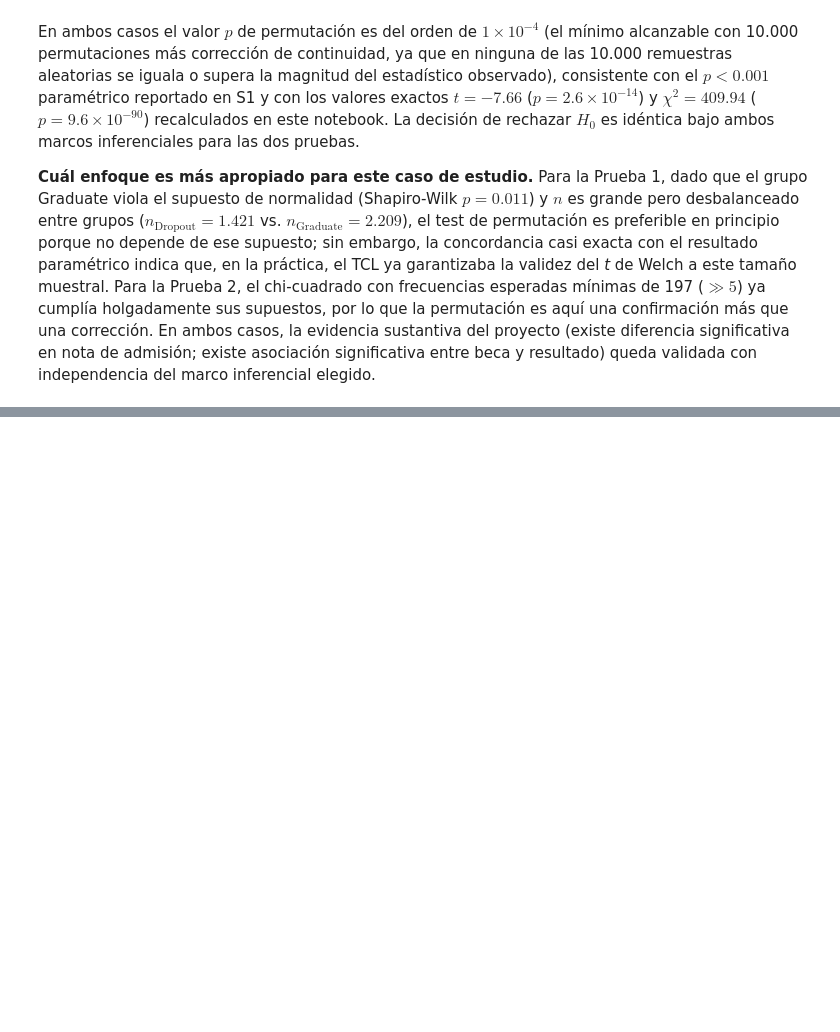
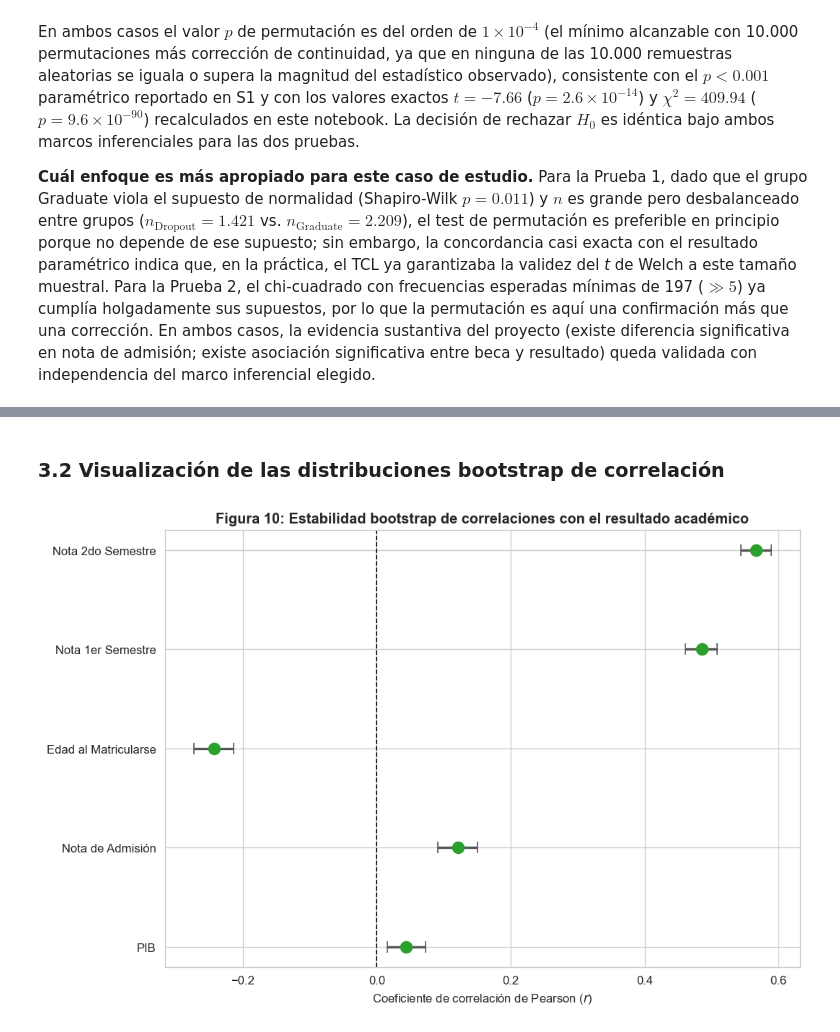
Before and after one commit to dark452/mcdi501-grupo1, a Jupyter notebook: notebooks/F3.ipynb, the cells around one changed output, grey strips where cells are left out. Saved outputs shown, nothing was run; the diff lists cells and outputs as text; code cells hidden in the pictures; blank space fills up the shorter version.

Commit message:
feat(F3) Se agrega seccion de evaluacion de estabilidad de correlaciones con visualizacion de distibuciones bootstrap de correlacion

```diff
--- a/notebooks/F3.ipynb
+++ b/notebooks/F3.ipynb
@@ -475,0 +556,28 @@ elegido.
+# %% [markdown]
+### 3.2 Visualización de las distribuciones bootstrap de correlación
+# %%
+fig, ax = plt.subplots(figsize=(9, 6))
+labels_plot = [corr_boot_results[v]['lab'] for v, _ in CORR_VARS]
+means_plot = [corr_boot_results[v]['r_obs'] for v, _ in CORR_VARS]
+ci_lo = [corr_boot_results[v]['ci'][0] for v, _ in CORR_VARS]
+ci_hi = [corr_boot_results[v]['ci'][1] for v, _ in CORR_VARS]
+y_pos = np.arange(len(labels_plot))
+errs = [np.array(means_plot) - np.array(ci_lo), np.array(ci_hi) - np.array(means_plot)]
+
+colors_fp = ['#2ca02c' if not corr_boot_results[v]['incluye_cero'] else '#d62728' for v, _ in CORR_VARS]
+ax.errorbar(means_plot, y_pos, xerr=errs, fmt='o', markersize=8, capsize=5, elinewidth=2,
+            ecolor='#555555', mfc='none')
+for i, (m, c) in enumerate(zip(means_plot, colors_fp)):
+    ax.scatter(m, y_pos[i], color=c, s=90, zorder=5)
+ax.axvline(0, color='black', linewidth=1, linestyle='--')
+ax.set_yticks(y_pos)
+ax.set_yticklabels(labels_plot)
+ax.invert_yaxis()
+ax.set_xlabel('Coeficiente de correlación de Pearson ($r$)')
+ax.set_title('Figura 10: Estabilidad bootstrap de correlaciones con el resultado académico',
+             fontweight='bold', fontsize=12)
+plt.tight_layout()
+plt.savefig('../data/processed/fig10_estabilidad_correlaciones.png', bbox_inches='tight', dpi=150)
+plt.show()
+# %% [output]
+[figure, added]
```
Also changed, not shown: parts of 3 cells of this notebook.
